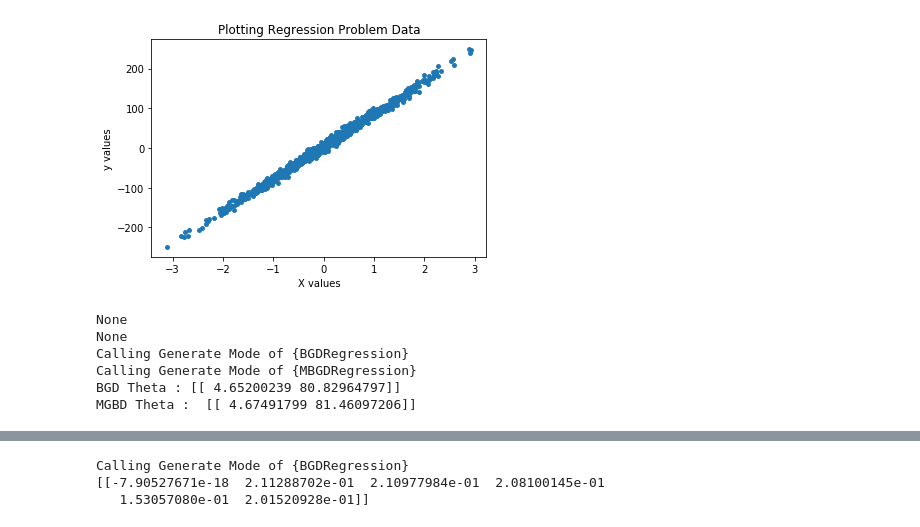
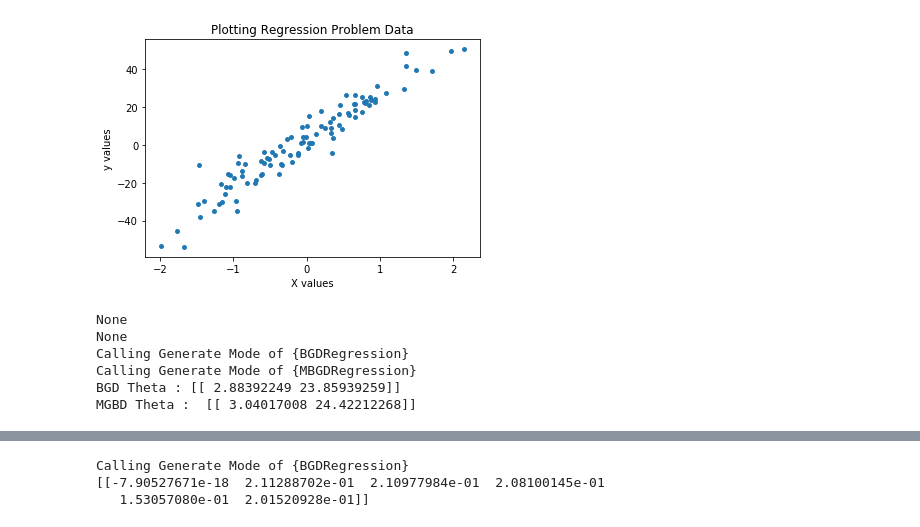
Before and after one commit to Vijaya-Karamsetty/ml, a Jupyter notebook: MBGDRegression.ipynb, the cells around one changed output, grey strips where cells are left out. Drawn from its saved outputs; the diff is of its cells as text; code cells hidden in the pictures.

Commit message:
Fixed Batch Slice Issue

```diff
--- a/MBGDRegression.ipynb
+++ b/MBGDRegression.ipynb
@@ -177,16 +181,16 @@ def create_data_set(size):
     return x_values, y_values.reshape(-1, 1)
 # %%
 # Generating values 'X' and labels 'y'
-X, y = create_data_set(999)
+X, y = create_data_set(100)
 
 # Presenting generated data
 plt.scatter(X, y, s=15)
 plt.title("Plotting Regression Problem Data")
 plt.xlabel("X values")
 plt.ylabel("y values")
 plt.show()
 # %% [output]
-[figure, old version]
+[figure, new version]
 # %%
 
 # Random Color generation function used during plotting
@@ -198,7 +202,7 @@ Y_matrix = np.matrix(y)
 # %%
 bgdReg = BGDRegression(100,alpha=0.05, scale=True, verbose=True)
 
-mgdbReg = MBGDRegression(10,batch_size=50, alpha=0.05, scale=True, verbose=True)
+mgdbReg = MBGDRegression(100,batch_size=50, alpha=0.05, scale=True, verbose=True)
 print(bgdReg._theta)
 print(mgdbReg._theta)
 bgdReg.generate_model(X_withx0, Y_matrix)
@@ -211,8 +215,8 @@ None
 None
 Calling Generate Mode of {BGDRegression}
 Calling Generate Mode of {MBGDRegression}
-BGD Theta : [[ 4.65200239 80.82964797]]
-MGBD Theta :  [[ 4.67491799 81.46097206]]
+BGD Theta : [[ 2.88392249 23.85939259]]
+MGBD Theta :  [[ 3.04017008 24.42212268]]
 # %%
 print('BGD MSE: ',bgdReg.mse(X_withx0, Y_matrix))
 print('MBGD MSE: ',mgdbReg.mse(X_withx0, Y_matrix))
```
Also changed, not shown: parts of 9 cells of this notebook.
